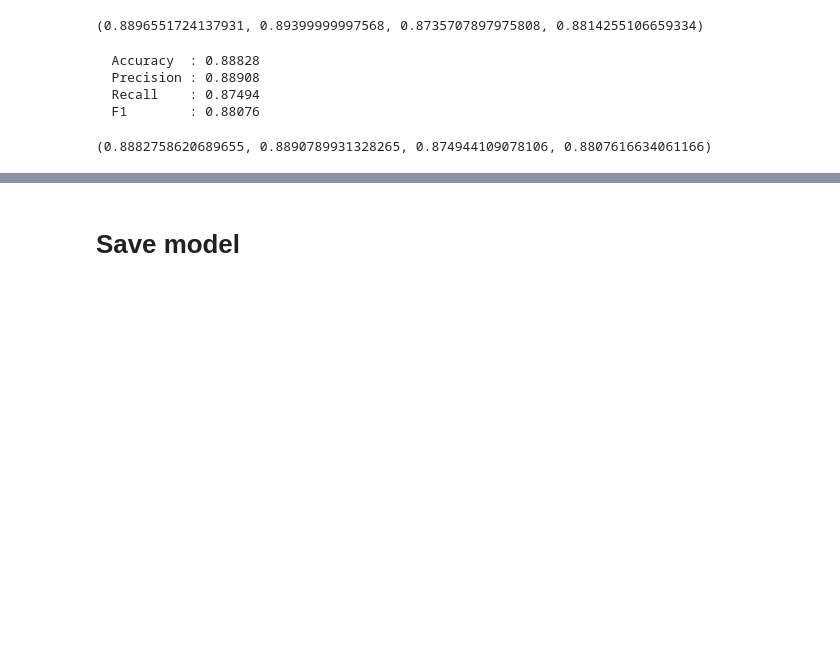
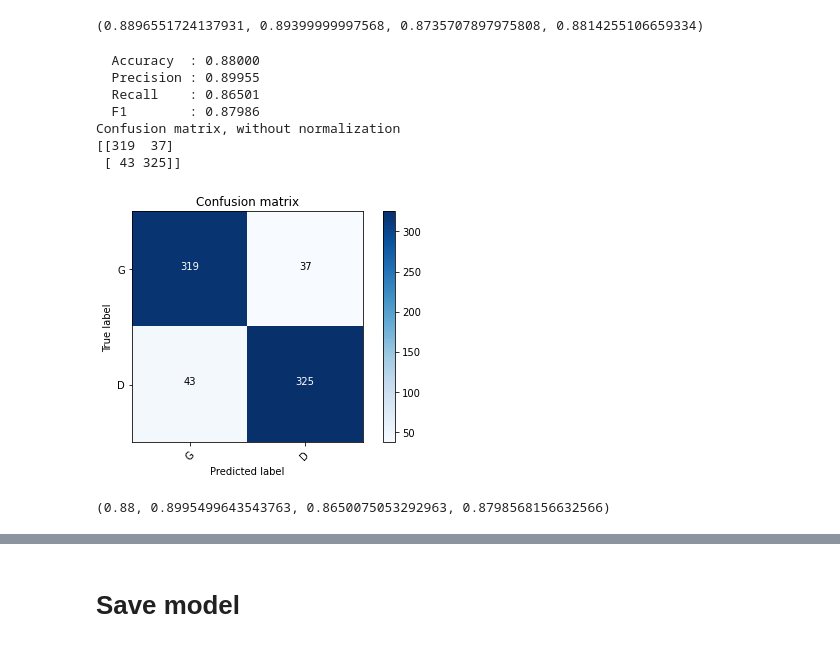
Before and after one commit to bunbohue19/Machine-Learning-Data-Mining, a Jupyter notebook: dtree-student-dropout.ipynb, the cells around one changed output, grey strips where cells are left out. Drawn from its saved outputs; the diff is of its cells as text; code cells hidden in the pictures; blank space fills up the shorter version.

Commit message:
Add confusion matrix

```diff
--- a/dtree-student-dropout.ipynb
+++ b/dtree-student-dropout.ipynb
@@ -574,7 +620,7 @@ class RandomForest:
 # %% [markdown]
 We will use cross-validation to evaluate the performance of the models. Finally, we evaluate how well our models perform on unseen data from the test set we set aside earlier. Here are the functions we will use.
 # %%
-def evaluate(model_class, X_train, Y_train, X_test, Y_test, max_depth=5, verbose=True, config=None, args=None):
+def evaluate(model_class, X_train, Y_train, X_test, Y_test, max_depth=5, verbose=True, config=None, args=None, plot_confusion=False):
     if args:
         model = model_class(*args)
     else:
@@ -585,6 +631,8 @@ def evaluate(model_class, X_train, Y_train, X_test, Y_test, max_depth=5, verbose
     prec_s = precision(pred_test, Y_test)
     rec_s = recall(pred_test, Y_test)
     f1_s = f1(pred_test, Y_test)
+    cm = confusion_matrix(pred_test, Y_test)
+
     if verbose:
         print(f'  Accuracy  : {acc_s:.5f}')
         print(f'  Precision : {prec_s:.5f}')
@@ -592,6 +640,9 @@ def evaluate(model_class, X_train, Y_train, X_test, Y_test, max_depth=5, verbose
         print(f'  F1        : {f1_s:.5f}')
         if isinstance(model, DecisionTree):
             model.display(max_depth=max_depth)
+
+    if plot_confusion:
+        plot_confusion_matrix(cm, ['G', 'D'])
     return acc_s, prec_s, rec_s, f1_s
 # %%
 def cross_validate(data, labels, k=10, model='DecisionTree', verbose=True, config=None, args=None):
@@ -1007,11 +1052,15 @@ evaluate(DecisionTree, X_train, y_train, X_test, y_test, config=[4, .01, .001, 5
 # %% [output]
 (0.8896551724137931, 0.89399999997568, 0.8735707897975808, 0.8814255106659334)
 # %%
-evaluate(RandomForest, X_train, y_train, X_test, y_test, args=[15, 150])
+evaluate(RandomForest, X_train, y_train, X_test, y_test, args=[10, 150], plot_confusion=True)
 # %% [output]
-  Accuracy  : 0.88828
-  Precision : 0.88908
-  Recall    : 0.87494
-  F1        : 0.88076
+  Accuracy  : 0.88000
+  Precision : 0.89955
+  Recall    : 0.86501
+  F1        : 0.87986
+Confusion matrix, without normalization
+[[319  37]
+ [ 43 325]]
+[figure, added]
-(0.8882758620689655, 0.8890789931328265, 0.874944109078106, 0.8807616634061166)
+(0.88, 0.8995499643543763, 0.8650075053292963, 0.8798568156632566)
 # %%
```
Also changed, not shown: parts of 10 cells of this notebook, 1 other file.
